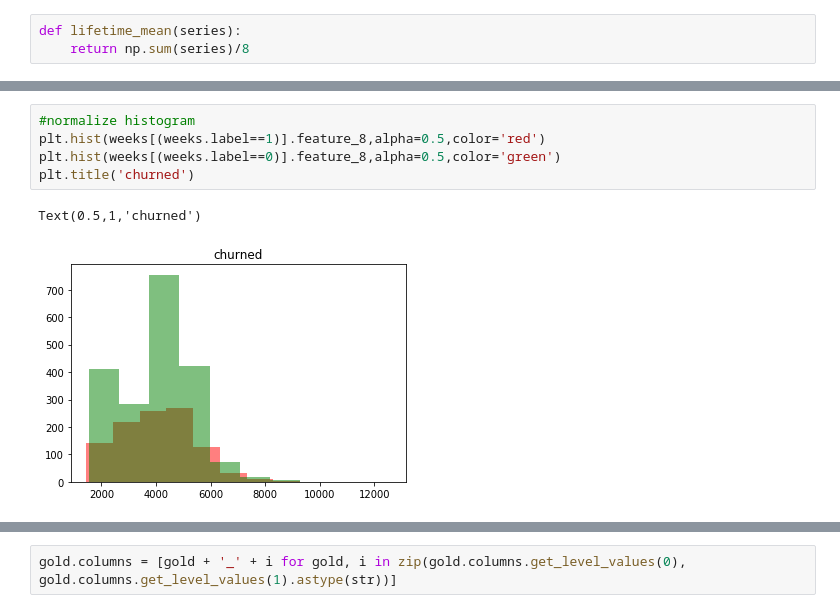
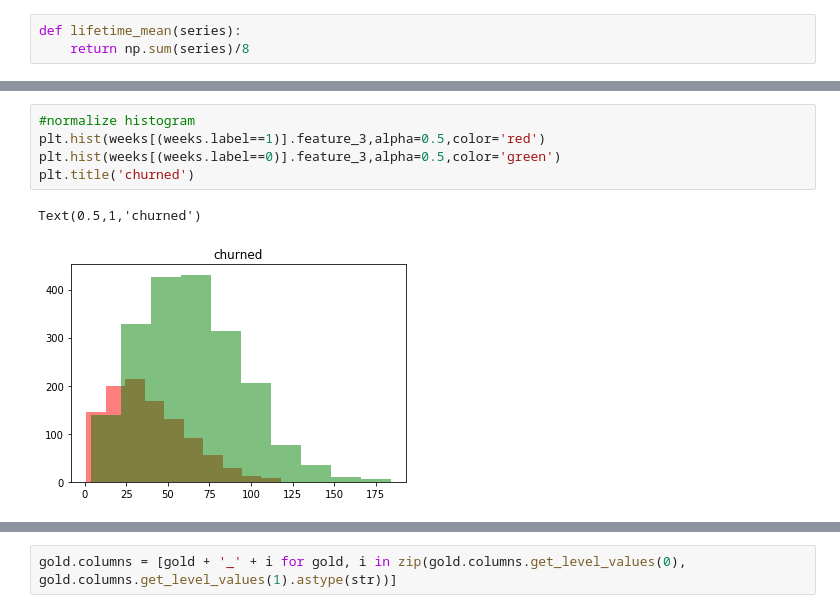
Before and after one commit to ricardofullton/glovo_test, a Jupyter notebook: glovo.ipynb, the cells around one changed output, grey strips where cells are left out. Drawn from its saved outputs; the diff is of its cells as text.

```diff
--- a/glovo.ipynb
+++ b/glovo.ipynb
@@ -152,8 +171,8 @@ weeks[(weeks.courier==3767)]
 # %%
 #normalize histogram
-plt.hist(weeks[(weeks.label==1)].feature_8,alpha=0.5,color='red')
-plt.hist(weeks[(weeks.label==0)].feature_8,alpha=0.5,color='green')
+plt.hist(weeks[(weeks.label==1)].feature_3,alpha=0.5,color='red')
+plt.hist(weeks[(weeks.label==0)].feature_3,alpha=0.5,color='green')
 plt.title('churned')
 # %% [output]
 Text(0.5,1,'churned')
-[figure, old version]
+[figure, new version]
```
Also changed, not shown: parts of 44 cells of this notebook.
